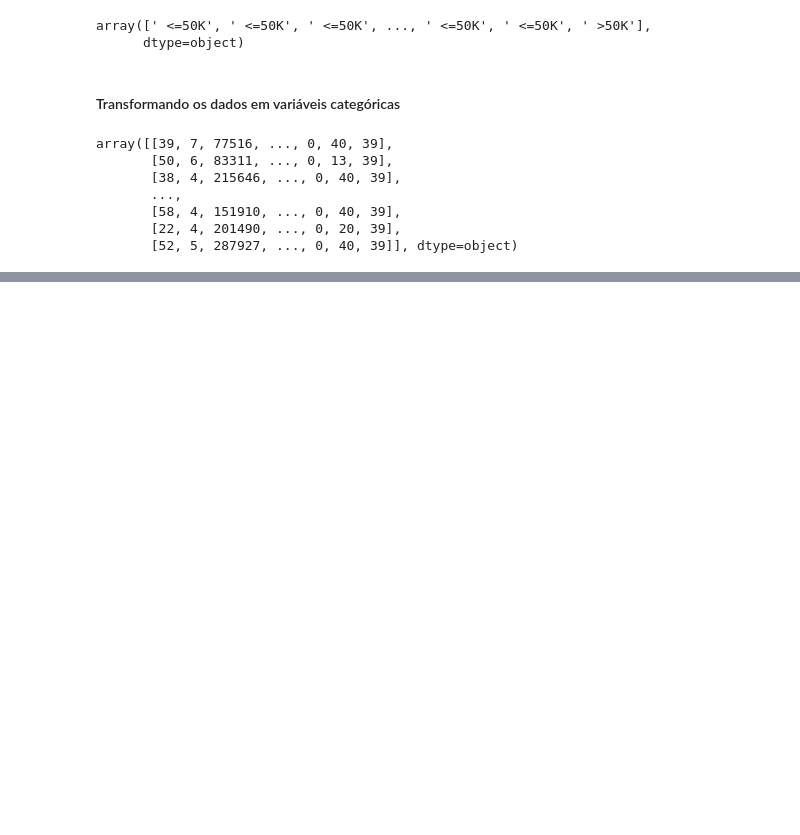
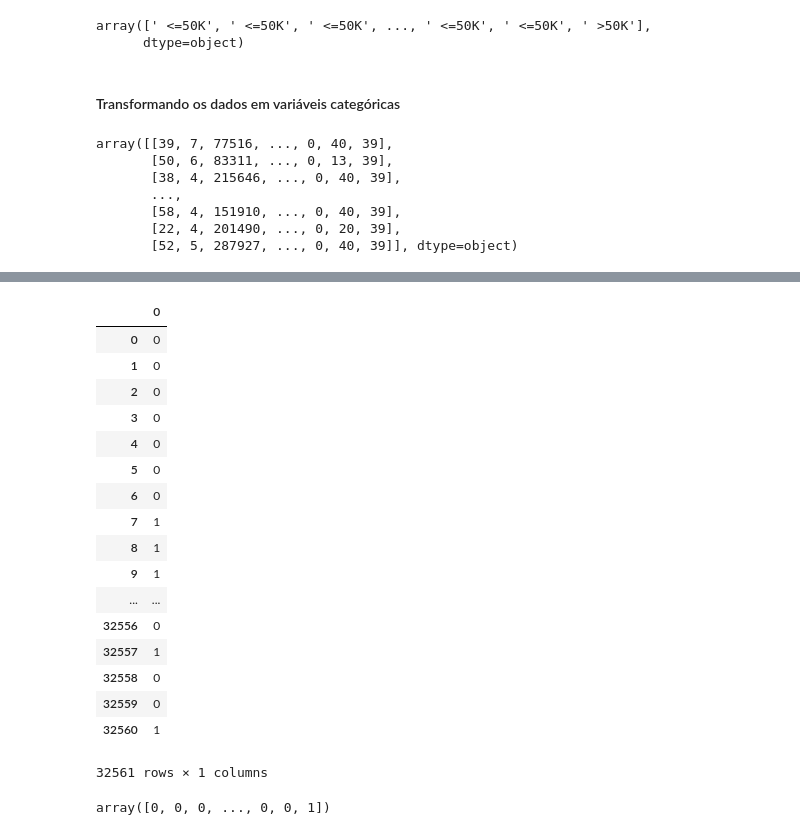
Before and after one commit to dieinimymaganha/machine_learning_e_data_science_com_python, a Jupyter notebook: pre_processamento_census.ipynb, the cells around one changed output, grey strips where cells are left out. Drawn from its saved outputs; the diff is of its cells as text; code cells hidden in the pictures; blank space fills up the shorter version.

```diff
--- a/pre_processamento_census.ipynb
+++ b/pre_processamento_census.ipynb
@@ -70,0 +108,25 @@ array([[39, 7, 77516, ..., 0, 40, 39],
+# %%
+pd.DataFrame(classe)
+# %% [output]
+|  | 0 |
+| 0 | 0 |
+| 1 | 0 |
+| 2 | 0 |
+| 3 | 0 |
+| 4 | 0 |
+| 5 | 0 |
+| 6 | 0 |
+| 7 | 1 |
+| 8 | 1 |
+| 9 | 1 |
+| ... | ... |
+| 32556 | 0 |
+| 32557 | 1 |
+| 32558 | 0 |
+| 32559 | 0 |
+| 32560 | 1 |
+32561 rows × 1 columns
+# %%
+classe
+# %% [output]
+array([0, 0, 0, ..., 0, 0, 1])
```
Also changed, not shown: parts of 8 cells of this notebook.
